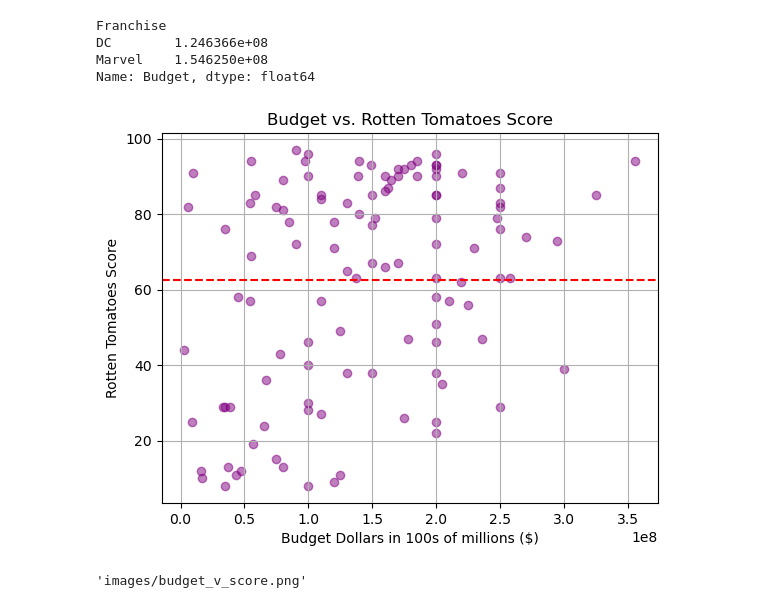
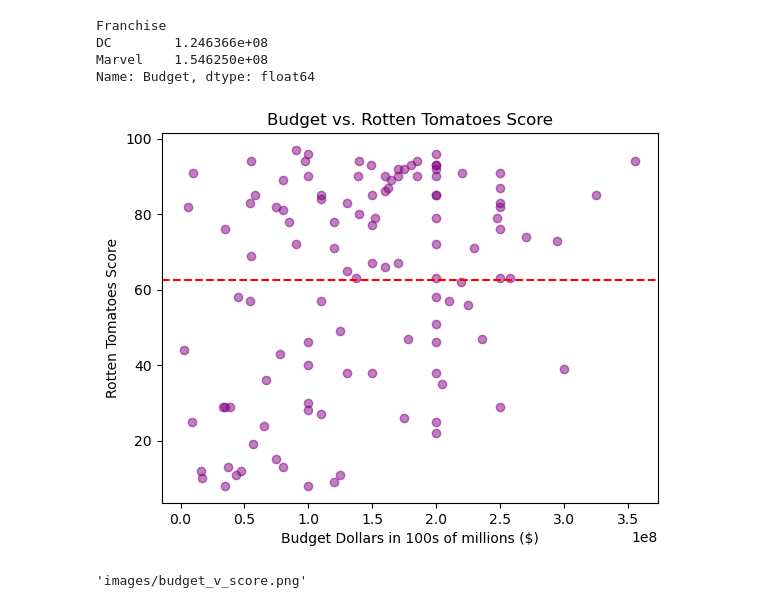
Before and after one commit to Nathan-Savage/project1, a Jupyter notebook: ns_project1.ipynb, the cells around one changed output. Saved outputs shown, nothing was run; the diff lists cells and outputs as text; code cells hidden in the pictures.

```diff
--- a/ns_project1.ipynb
+++ b/ns_project1.ipynb
@@ -150,25 +150,25 @@ Name: Budget, dtype: float64
 # %%
 marvel_dc_movie_df['Budget'] = (
     marvel_dc_movie_df['Budget']
     .replace({'\\$': '', ',': ''}, regex=True)
     .astype(float)
 )
 
 
 #budget_tomatoes_to_plot = marvel_dc_movie_df['Budget'], marvel_dc_movie_df['Rotten Tomatoes Critic Score']
 #plt.figure(figsize=(10, 5))
 plt.scatter(marvel_dc_movie_df['Budget'],marvel_dc_movie_df['Rotten Tomatoes Critic Score'], alpha = 0.5, color = 'purple')
 plt.title('Budget vs. Rotten Tomatoes Score')
 plt.xlabel('Budget Dollars in 100s of millions ($)')
 plt.ylabel('Rotten Tomatoes Score')
 plt.axhline(rotten_avg, color='red', linestyle='--') #average Rotten Tomatoes Score
-plt.grid(axis='y')
-plt.grid(axis='x')
+#plt.grid(axis='y')
+#plt.grid(axis='x')
 plt.tight_layout
 plt.savefig(os.path.join('images','budget_v_score.png'))
 plt.show()
 # %% [output]
-[figure, old version]
+[figure, new version]
 # %%
 os.path.join('images','budget_v_score.png')
 # %% [output]
```
Also changed, not shown: 6 other files.
